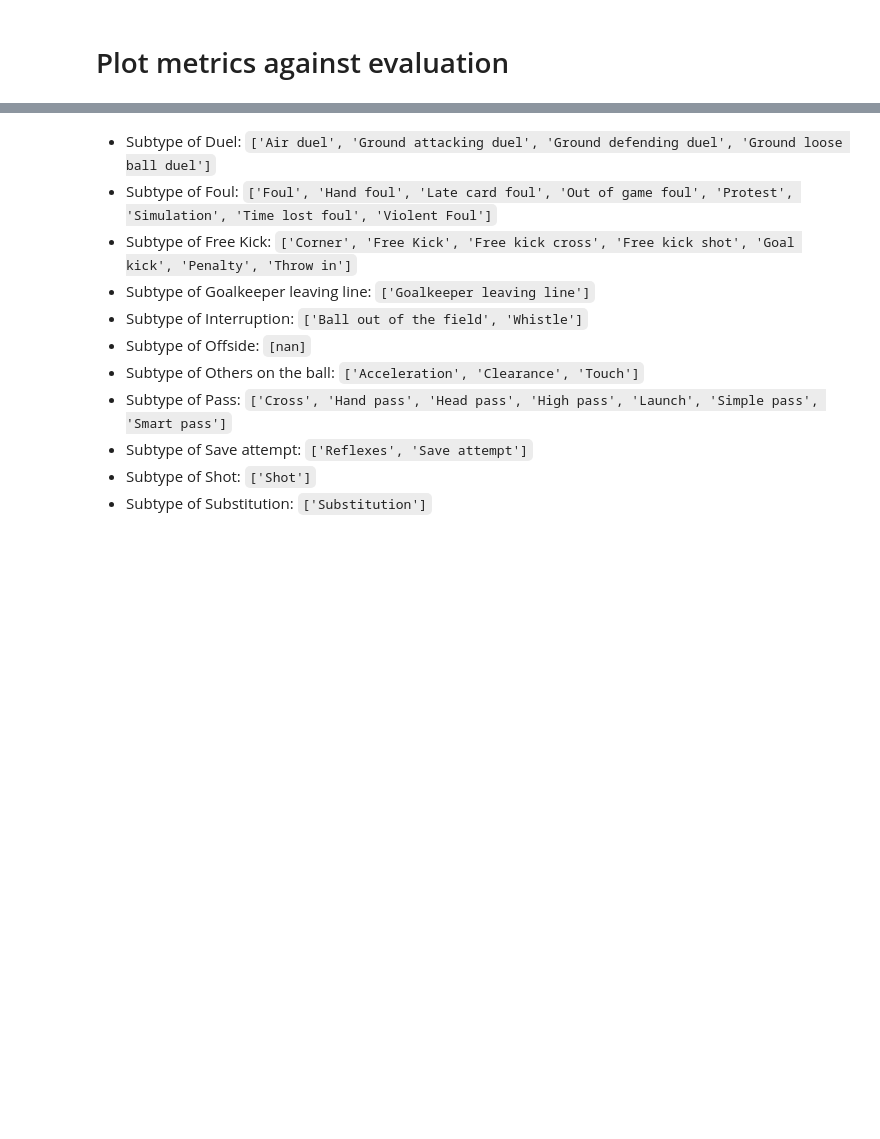
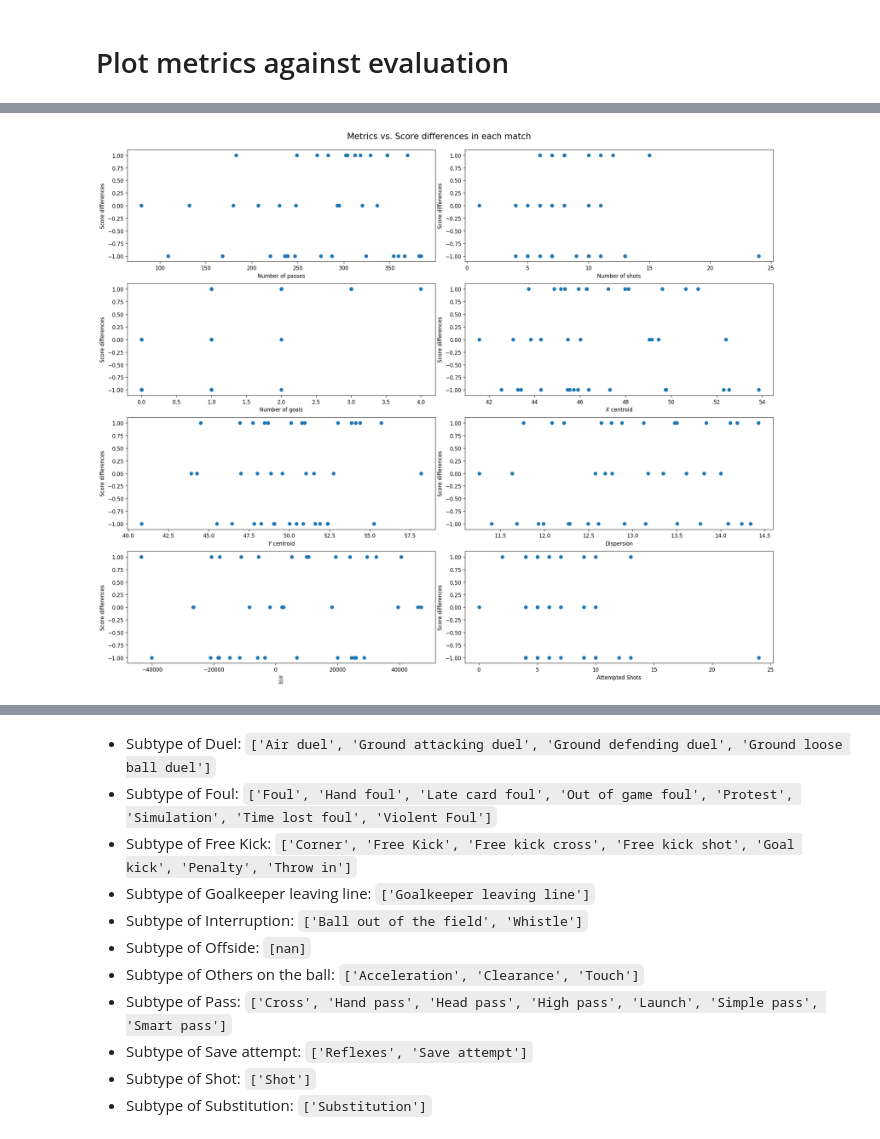
Before and after one commit to tjysdsg/MCM-2020-D, a Jupyter notebook: EDA.ipynb, the cells around one changed output, grey strips where cells are left out. Saved outputs shown, nothing was run; the diff lists cells and outputs as text; code cells hidden in the pictures; blank space fills up the shorter version.

```diff
--- a/EDA.ipynb
+++ b/EDA.ipynb
@@ -232,0 +269,4 @@ plot_metrics_against(get_score_diff, 'Score differences')
+# %%
+plot_metrics_against(get_outcome, 'Score differences')
+# %% [output]
+[figure, added]
```
Also changed, not shown: parts of 34 cells of this notebook.
